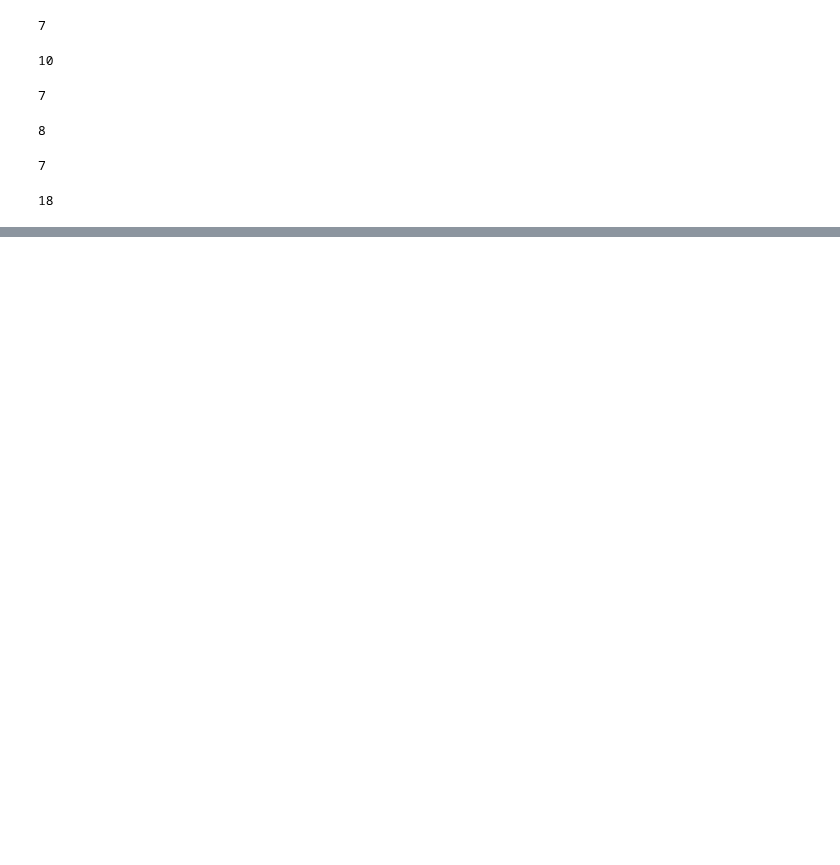
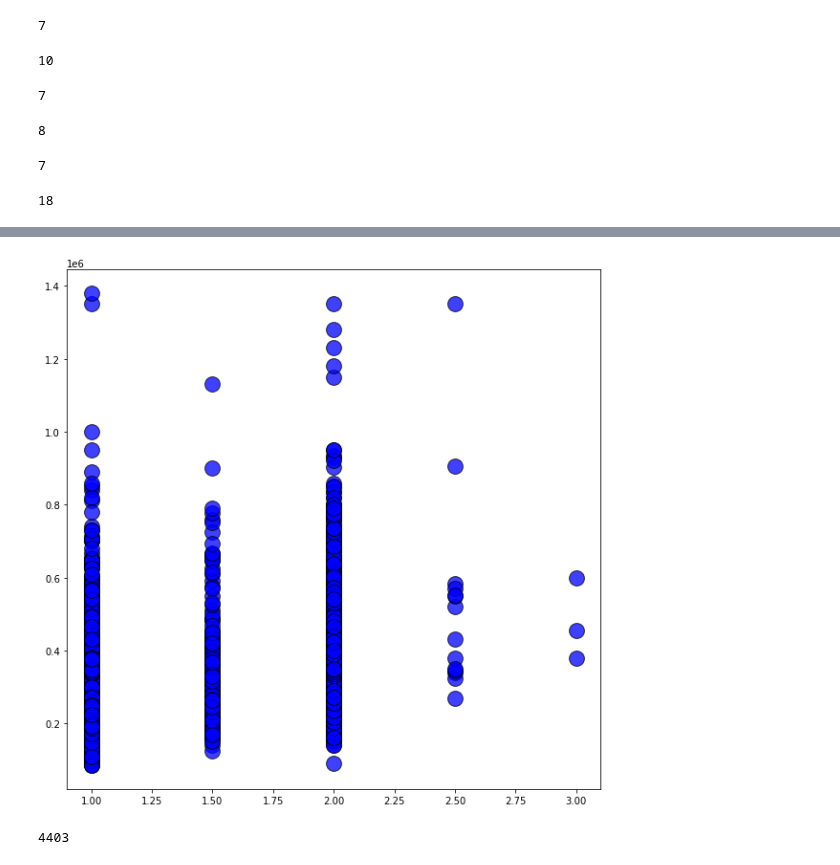
Before and after one commit to ruth-maker/file, a Jupyter notebook: House sales.ipynb, the cells around one changed output, grey strips where cells are left out. Saved outputs shown, nothing was run; the diff lists cells and outputs as text; code cells hidden in the pictures; blank space fills up the shorter version.

```diff
--- a/House sales.ipynb
+++ b/House sales.ipynb
@@ -1086,0 +1467,4 @@ fig.write_html('first_figure.html',auto_open=True)
+# %%
+regressiondata3 = pd.DataFrame({'Amount of Floors':amount_floors_southking,
+                                'Price':price_floors_southking})
+regressiondata3.head
@@ -1086,0 +1486,54 @@ fig.write_html('first_figure.html',auto_open=True)
+# %%
+x = regressiondata3['Amount of Floors']
+y = regressiondata3['Price']
+plt.scatter(x,y, cmap = 'Reds',edgecolor = 'black',
+            linewidth = 1,alpha = .75,color='blue',s=250)
+plt.gcf().set_size_inches((10,10))
+plt.show()
+#s:changes size,c:changes colour
+# %% [output]
+[figure, added]
+# %%
+def PRICE_YEARS_BUILT(YEAR_BUILT):
+
+    locations = house_info['Location'].tolist()
+
+    year_built = house_info['Year Built'].tolist()
+
+    years_built_index = []
+    for i,x in enumerate(year_built):
+        if x == YEAR_BUILT:years_built_index.append(i)
+
+    years_built_southking = []
+    for i in years_built_index:
+        if locations[i] == 98092 : years_built_southking.append(i)
+        elif locations[i] == 98002 : years_built_southking.append(i)
+        elif locations[i] == 98001 : years_built_southking.append(i)
+        elif locations[i] == 98070 : years_built_southking.append(i)
+        elif locations[i] == 98038 : years_built_southking.append(i)
+        elif locations[i] == 98023 : years_built_southking.append(i)
+        elif locations[i] == 98003 : years_built_southking.append(i)
+        elif locations[i] == 98010 : years_built_southking.append(i)
+        elif locations[i] == 98022 : years_built_southking.append(i)
+        elif locations[i] == 98198 : years_built_southking.append(i)
+        elif locations[i] == 98188 : years_built_southking.append(i)
+        elif locations[i] == 98148 : years_built_southking.append(i)
+        elif locations[i] == 98042 : years_built_southking.append(i)
+        elif locations[i] == 98032 : years_built_southking.append(i)
+        elif locations[i] == 98031 : years_built_southking.append(i)
+        elif locations[i] == 98030 : years_built_southking.append(i)
+
+    price = house_info["Price"].tolist()
+
+    price_southking = []
+    for i in years_built_southking:price_southking.append(price[i])
+    return(price_southking)
+
+no_of_Year = house_info["Year Built"].value_counts().index.tolist()
+price_Year_southking = []
+for i in no_of_Year:
+    price_Year_southking.append(PRICE_YEARS_BUILT(i))
+price_Year_southking = sum(price_Year_southking, [])
+len(price_Year_southking)
+# %% [output]
+4403
```
Also changed, not shown: parts of 31 cells of this notebook.
